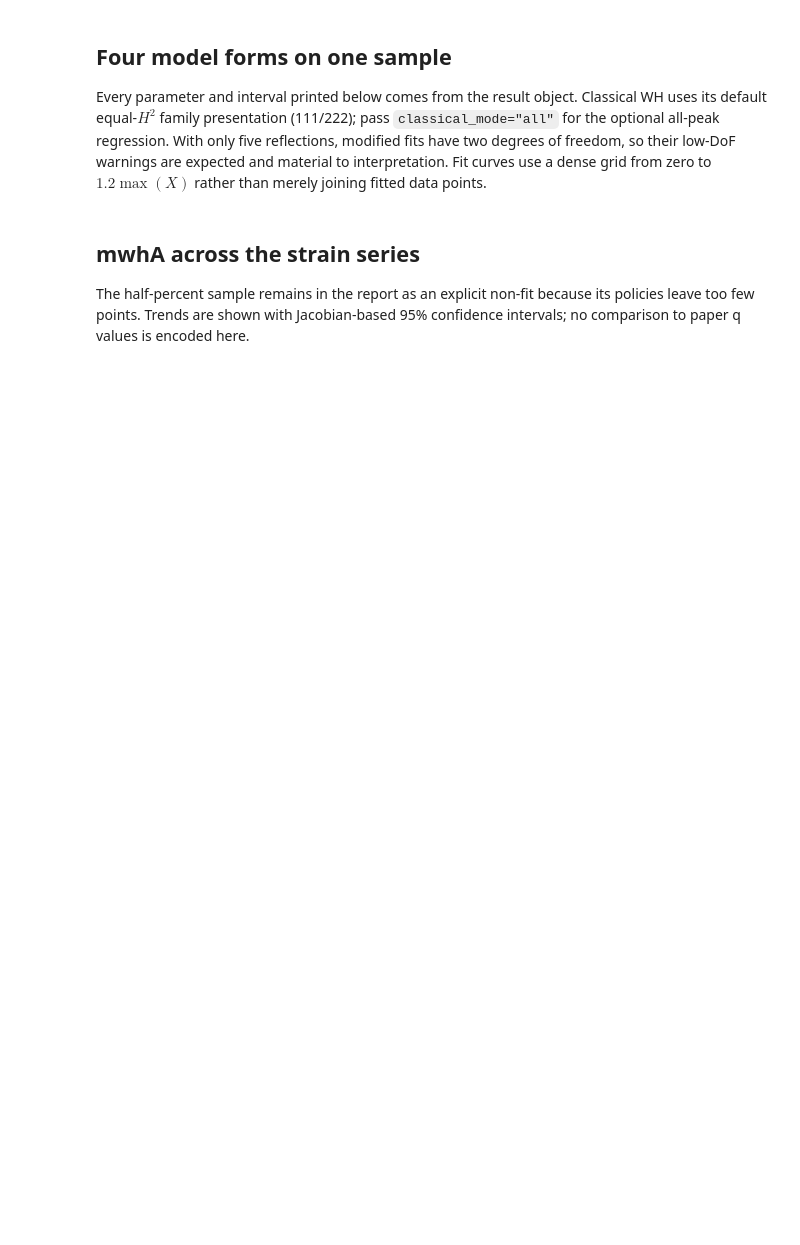
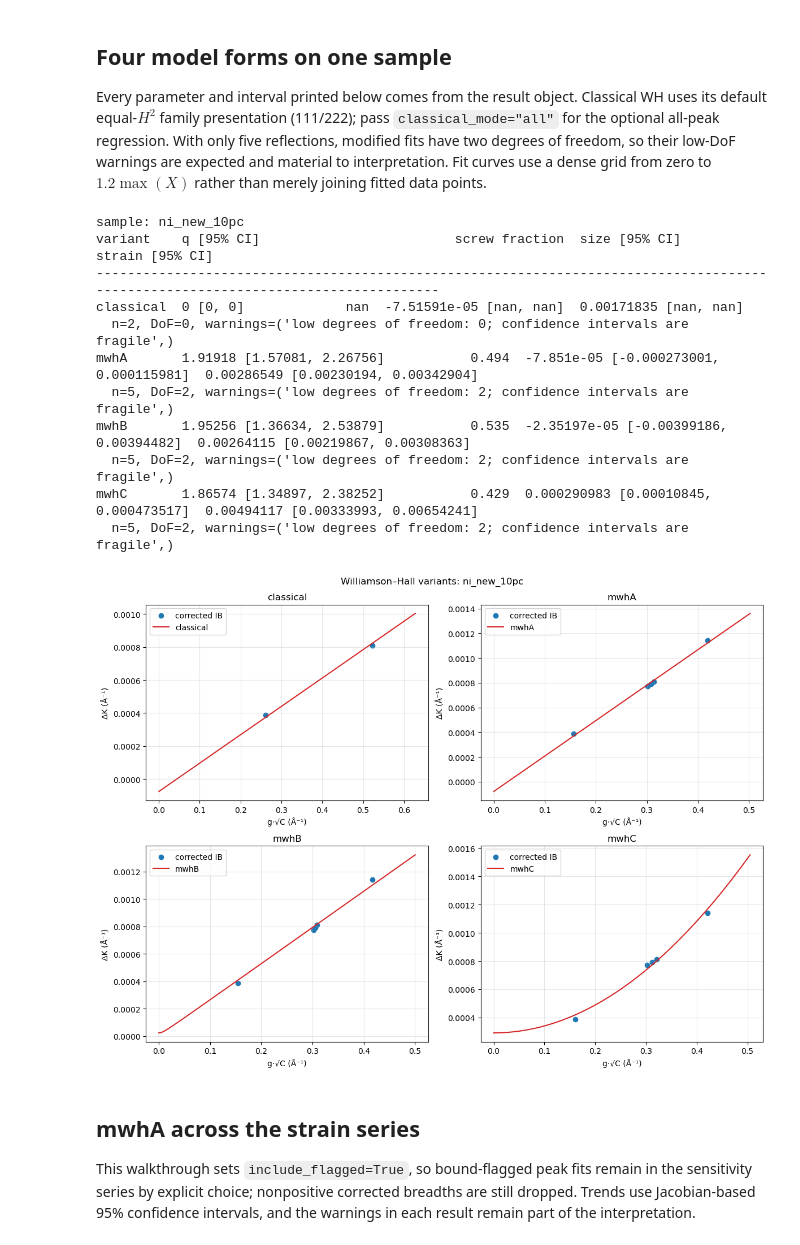
Before and after one commit to ThomasHSimm/dippa, a Jupyter notebook: notebooks/04_williamson_hall.ipynb, the cells around one changed output. Saved outputs shown, nothing was run; the diff lists cells and outputs as text; code cells hidden in the pictures; blank space fills up the shorter version.

```diff
--- a/notebooks/04_williamson_hall.ipynb
+++ b/notebooks/04_williamson_hall.ipynb
@@ -35,6 +37,8 @@ HKL = [
 ]
 HKL_LABELS = [format_hkil(reflection, PHASE.cstruct) for reflection in HKL]
 CH00 = float(np.mean([0.289, 0.279]))
+Q_EDGE, Q_SCREW = 1.515, 2.333
+Q_BOUNDS = (Q_EDGE, Q_SCREW)
 
 
 def rough_start(sample, seed):
@@ -54,6 +58,7 @@ def rough_start(sample, seed):
 
 print(f"Loaded {len(SAMPLES)} samples; explicit reflections: {', '.join(HKL_LABELS)}")
 print(f"Nickel GUI-preset ch00 = mean(0.289, 0.279) = {CH00:.6f}")
+print(f"Nickel q bounds: edge={Q_EDGE}, screw={Q_SCREW}")
 # %% [output]
 Loaded 9 samples; explicit reflections: (111), (200), (220), (311), (222)
 Nickel GUI-preset ch00 = mean(0.289, 0.279) = 0.284000
@@ -77,7 +83,7 @@ for sample_index, sample in enumerate(SAMPLES):
     with warnings.catch_warnings():
         warnings.simplefilter("ignore", UserWarning)
         correction = delta_k(
-            peak_fit, sample.aa_I, kind="IB", drop_nonpositive=True
+            peak_fit, sample.aa_I, kind="IB", drop_nonpositive=True, include_flagged=True
         )
     PEAK_FITS.append(peak_fit)
     CORRECTIONS.append(correction)
@@ -112,16 +113,0 @@ This is deliberately asserted rather than merely plotted: the negative corrected
-# %%
-halfpc = CORRECTIONS[0]
-halfpc_excluded = {item.peak_index: item.reasons for item in halfpc.excluded_peaks}
-assert set(halfpc_excluded) == {0, 3, 4}
-assert "nonpositive delta_k" in halfpc_excluded[0]
-assert all("upper bound" in halfpc_excluded[index][0] for index in (3, 4))
-assert len(halfpc.delta_k) < 3
-for peak_index, reasons in halfpc_excluded.items():
-    print(f"excluded {HKL_LABELS[peak_index]}: {', '.join(reasons)}")
-try:
-    fit_williamson_hall(halfpc, BINDINGS[0], CH00, variant="mwhA")
-except ValueError as error:
-    print(error)
-    assert "insufficient clean peaks (2 of 5 after exclusions)" in str(error)
-else:
-    raise AssertionError("half-percent sample must not produce a three-parameter fit")
@@ -145,7 +125,8 @@ DEMO_INDEX = next(i for i, sample in enumerate(SAMPLES) if sample.name == "ni_ne
 VARIANTS = ["classical", "mwhA", "mwhB", "mwhC"]
 VARIANT_RESULTS = {
     variant: fit_williamson_hall(
-        CORRECTIONS[DEMO_INDEX], BINDINGS[DEMO_INDEX], CH00, variant=variant
+        CORRECTIONS[DEMO_INDEX], BINDINGS[DEMO_INDEX], CH00,
+        variant=variant, q_bounds=Q_BOUNDS,
     )
     for variant in VARIANTS
 }
@@ -154,39 +135,57 @@ def curve_on_x(result, x):
     p = result.parameters
     if result.variant in {"classical", "mwhA"}:
         return p.size + p.strain * x
     if result.variant == "mwhB":
         return np.sqrt(p.size**2 + p.strain**2 * x**2)
     return p.size + p.strain * x**2
 
 print(f"sample: {SAMPLES[DEMO_INDEX].name}")
-print(f"{'variant':<10} {'q [95% CI]':<34} {'size [95% CI]':<38} {'strain [95% CI]'}")
+print(f"{'variant':<10} {'q [95% CI]':<34} {'screw fraction':>14}  {'size [95% CI]':<38} {'strain [95% CI]'}")
 print("-" * 130)
 for variant, result in VARIANT_RESULTS.items():
     p, ci = result.parameters, result.confidence_intervals
     print(
         f"{variant:<10} {p.q:.6g} [{ci.q[0]:.6g}, {ci.q[1]:.6g}]  "
+        f"{result.screw_fraction if result.screw_fraction is not None else float('nan'):>14.3f}  "
         f"{p.size:.6g} [{ci.size[0]:.6g}, {ci.size[1]:.6g}]  "
         f"{p.strain:.6g} [{ci.strain[0]:.6g}, {ci.strain[1]:.6g}]"
     )
     print(f"  n={result.n_points}, DoF={result.dof}, warnings={result.warnings or 'none'}")
 
 fig, axes = plt.subplots(2, 2, figsize=(12, 9))
 for ax, (variant, result) in zip(axes.flat, VARIANT_RESULTS.items()):
     x_grid = np.linspace(0.0, 1.2 * result.x.max(), 400)
-    ax.scatter(result.x, result.delta_k, label="corrected IB")
+    observed_delta_k = result.fitted_delta_k - result.residuals
+    ax.scatter(result.x, observed_delta_k, label="corrected IB")
     ax.plot(x_grid, curve_on_x(result, x_grid), color="tab:red", label=variant)
     ax.set_title(variant)
     ax.set_xlabel("g·√C (Å⁻¹)")
     ax.set_ylabel("ΔK (Å⁻¹)")
     ax.grid(alpha=0.3)
     ax.legend()
 fig.suptitle(f"Williamson–Hall variants: {SAMPLES[DEMO_INDEX].name}")
 plt.tight_layout()
 plt.show()
+# %% [output]
+sample: ni_new_10pc
+variant    q [95% CI]                         screw fraction  size [95% CI]                          strain [95% CI]
+----------------------------------------------------------------------------------------------------------------------------------
+classical  0 [0, 0]             nan  -7.51591e-05 [nan, nan]  0.00171835 [nan, nan]
+  n=2, DoF=0, warnings=('low degrees of freedom: 0; confidence intervals are fragile',)
+mwhA       1.91918 [1.57081, 2.26756]           0.494  -7.851e-05 [-0.000273001, 0.000115981]  0.00286549 [0.00230194, 0.00342904]
+  n=5, DoF=2, warnings=('low degrees of freedom: 2; confidence intervals are fragile',)
+mwhB       1.95256 [1.36634, 2.53879]           0.535  -2.35197e-05 [-0.00399186, 0.00394482]  0.00264115 [0.00219867, 0.00308363]
+  n=5, DoF=2, warnings=('low degrees of freedom: 2; confidence intervals are fragile',)
+mwhC       1.86574 [1.34897, 2.38252]           0.429  0.000290983 [0.00010845, 0.000473517]  0.00494117 [0.00333993, 0.00654241]
+  n=5, DoF=2, warnings=('low degrees of freedom: 2; confidence intervals are fragile',)
+[figure, added]
 # %% [markdown]
 ## mwhA across the strain series
 
-The half-percent sample remains in the report as an explicit non-fit because its policies leave too few points. Trends are shown with Jacobian-based 95% confidence intervals; no comparison to paper q values is encoded here.
+This walkthrough sets `include_flagged=True`, so bound-flagged peak fits remain in
+the sensitivity series by explicit choice; nonpositive corrected breadths are still
+dropped. Trends use Jacobian-based 95% confidence intervals, and the warnings in
+each result remain part of the interpretation.
 # %%
 SERIES_RESULTS = []
 for sample, correction, binding in zip(SAMPLES, CORRECTIONS, BINDINGS):
```
Also changed, not shown: parts of 6 cells of this notebook, 3 other files.
